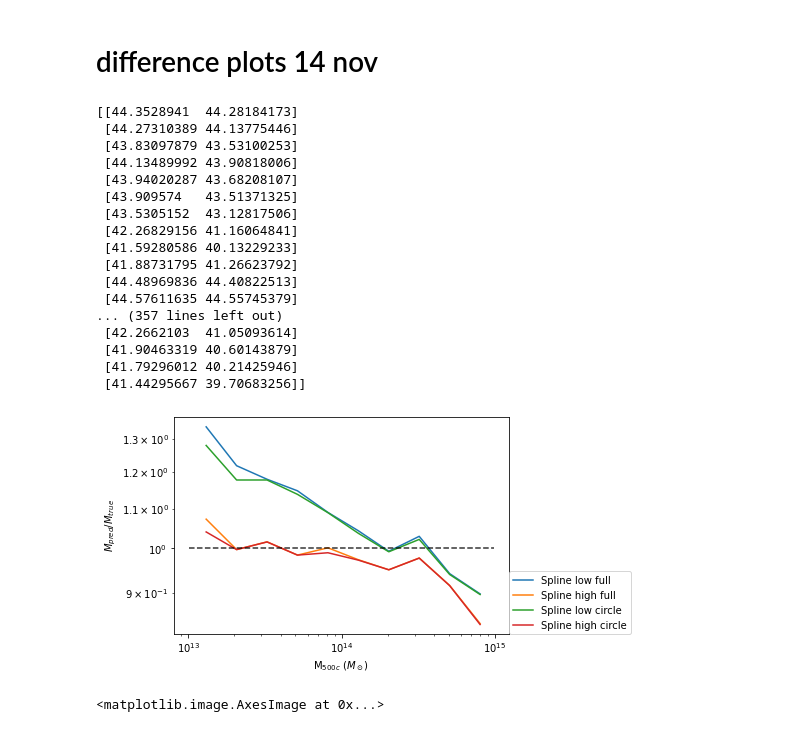
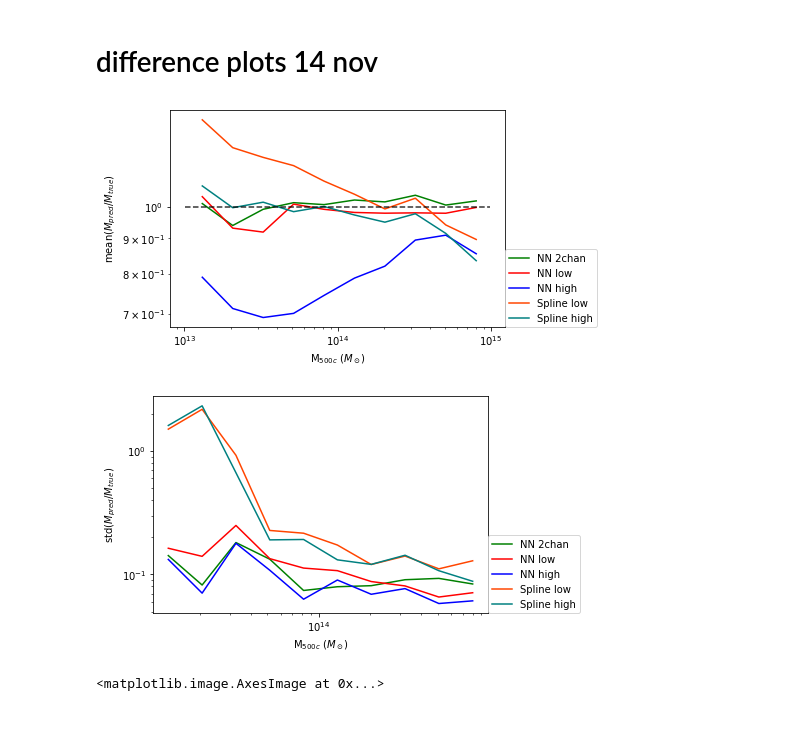
Before and after one commit to woutervantol/scriptie2, a Jupyter notebook: plots.ipynb, the cells around one changed output. Drawn from its saved outputs; the diff is of its cells as text; code cells hidden in the pictures.

```diff
--- a/plots.ipynb
+++ b/plots.ipynb
@@ -28,13 +31,13 @@ spl_high = np.load(f"{p['base_model_path']}/spline_fit_high_M13-15_L45.npy", all
 
 
 
-predictions = np.ndarray((len(data.testy), 7))
+predictions = np.ndarray((len(data.testy), 5))
 
 #predict with NN
 with torch.no_grad():
     predictions[:, 0] = 10**(nnmodel(torch.Tensor(data.testx)).squeeze(1) * data.std_y + data.mean_y)
     predictions[:, 1] = 10**(nnmodel_low(torch.Tensor(data.testx[:,0,:,:].reshape(len(data.testy), 1, 64, 64))).squeeze(1) * data.std_y + data.mean_y)
-    predictions[:, 2] = 10**(nnmodel_low(torch.Tensor(data.testx[:,1,:,:].reshape(len(data.testy), 1, 64, 64))).squeeze(1) * data.std_y + data.mean_y)
+    predictions[:, 2] = 10**(nnmodel_high(torch.Tensor(data.testx[:,1,:,:].reshape(len(data.testy), 1, 64, 64))).squeeze(1) * data.std_y + data.mean_y)
 
 
 
@@ -43,68 +46,77 @@ with torch.no_grad():
 luminosities_full = np.sum(images, axis=(2, 3), dtype=np.float64)
 luminosities_full = np.log10(luminosities_full)
 
-print(luminosities_full)
 
 predictions[:,3] = 10**spl_low(luminosities_full[:,0])
 predictions[:,4] = 10**spl_high(luminosities_full[:,1])
 
 
-X, Y = np.ogrid[:resolution, :resolution]
-radius = resolution/2
-dist_from_center = np.sqrt((X + 0.5-radius)**2+(Y+0.5-radius)**2)
-circle_mask = dist_from_center <= radius
+# X, Y = np.ogrid[:resolution, :resolution]
+# radius = resolution/2
+# dist_from_center = np.sqrt((X + 0.5-radius)**2+(Y+0.5-radius)**2)
+# circle_mask = dist_from_center <= radius
 
-luminosities_circle = np.sum(images[:,:,circle_mask], axis=(2), dtype=np.float64)
-luminosities_circle = np.log10(luminosities_circle)
-predictions[:,5] = 10**spl_low(luminosities_circle[:,0])
-predictions[:,6] = 10**spl_high(luminosities_circle[:,1])
+# luminosities_circle = np.sum(images[:,:,circle_mask], axis=(2), dtype=np.float64)
+# luminosities_circle = np.log10(luminosities_circle)
+# predictions[:,5] = 10**spl_low(luminosities_circle[:,0])
+# predictions[:,6] = 10**spl_high(luminosities_circle[:,1])
 
 
 
-names = ["NN 2chan", "NN low", "NN high", "Spline low full", "Spline high full", "Spline low circle", "Spline high circle"]
+names = ["NN 2chan", "NN low", "NN high", "Spline low", "Spline high"]
+colors = ["green", "red", "blue", "orangered", "teal"]
 
-for i in range(3, 7):
+for i in range(5):
     nr_bins = 10
     x = np.array([])
     y = np.array([])
     bin_edges = np.logspace(np.log10(np.min(masses)), np.log10(np.max(masses)), nr_bins+1)
     minspread = np.array([])
     maxspread = np.array([])
     for b in range(nr_bins):
         indices = np.logical_and(masses > bin_edges[b], masses < bin_edges[b+1])
         x = np.append(x, np.mean([bin_edges[b], bin_edges[b+1]]))
         y = np.append(y, np.median((predictions[:,i]/masses)[indices]))
     #     minspread = np.append(minspread, np.min((predictions[:,i]/masses)[indices]))
     #     maxspread = np.append(maxspread, np.max((predictions[:,i]/masses)[indices]))
-    # plt.plot(x, minspread, label=names[i])
-    # plt.plot(x, maxspread, label=names[i])
-    plt.plot(x, y, label=names[i])
+    # plt.plot(x, minspread, color=colors[i], alpha=0.3)
+    # plt.plot(x, maxspread, color=colors[i], alpha=0.3)
+    plt.plot(x, y, label=names[i], color=colors[i])
 plt.hlines(1.0, np.min(masses), np.max(masses), colors="black", linestyles="dashed", alpha=0.8)
 plt.xscale("log")
 plt.yscale("log")
 plt.xlabel("M$_{500c}$ $(M_\odot)$")
-plt.ylabel("$M_{pred} / M_{true}$")
+plt.ylabel("mean($M_{pred} / M_{true}$)")
 plt.legend(loc=(1, 0))
 plt.show()
+
+
+for i in range(5):
+    nr_bins = 10
+    x = np.array([])
+    y = np.array([])
+    bin_edges = np.logspace(np.log10(np.min(masses)), np.log10(np.max(masses)), nr_bins+1)
+    minspread = np.array([])
+    maxspread = np.array([])
+    for b in range(nr_bins):
+        indices = np.logical_and(masses > bin_edges[b], masses < bin_edges[b+1])
+        x = np.append(x, np.mean([bin_edges[b], bin_edges[b+1]]))
+        y = np.append(y, np.std(predictions[indices,i] / masses[indices]))
+    #     minspread = np.append(minspread, np.min((predictions[:,i]/masses)[indices]))
+    #     maxspread = np.append(maxspread, np.max((predictions[:,i]/masses)[indices]))
+    # plt.plot(x, minspread, color=colors[i], alpha=0.3)
+    # plt.plot(x, maxspread, color=colors[i], alpha=0.3)
+    plt.plot(x, y, label=names[i], color=colors[i])
+# plt.hlines(1.0, np.min(masses), np.max(masses), colors="black", linestyles="dashed", alpha=0.8)
+plt.xscale("log")
+plt.yscale("log")
+plt.xlabel("M$_{500c}$ $(M_\odot)$")
+plt.ylabel("std($M_{pred} / M_{true}$)")
+plt.legend(loc=(1, 0))
+plt.show()
 # %% [output]
-[[44.3528941  44.28184173]
- [44.27310389 44.13775446]
- [43.83097879 43.53100253]
- [44.13489992 43.90818006]
- [43.94020287 43.68208107]
- [43.909574   43.51371325]
- [43.5305152  43.12817506]
- [42.26829156 41.16064841]
- [41.59280586 40.13229233]
- [41.88731795 41.26623792]
- [44.48969836 44.40822513]
- [44.57611635 44.55745379]
-... (357 lines left out)
- [42.2662103  41.05093614]
- [41.90463319 40.60143879]
- [41.79296012 40.21425946]
- [41.44295667 39.70683256]]
-[figure, old version]
+[figure, new version]
+[figure, added]
 # %%
 # circle_mask = np.zeros(resolution, resolution)
 X, Y = np.ogrid[:resolution, :resolution]
```
Also changed, not shown: parts of 1 cell of this notebook, 3 other files.
